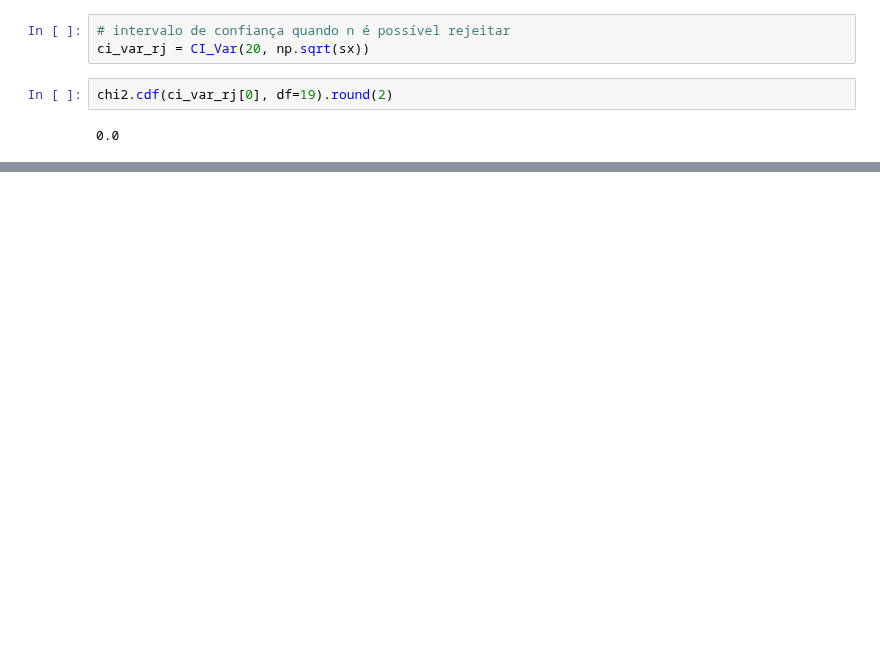
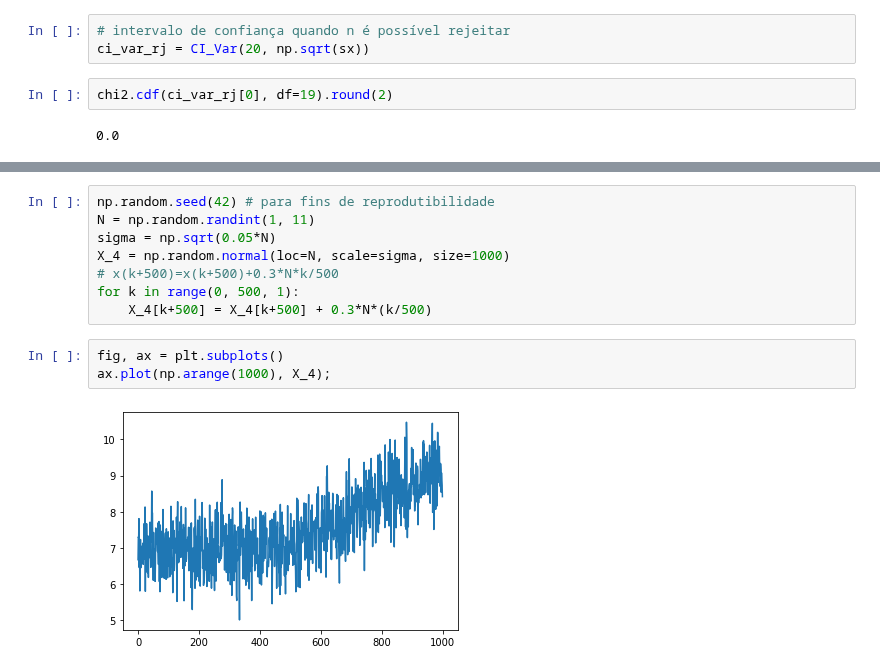
Before and after one commit to ifribeiro/TEI-EstApl, a Jupyter notebook: EPC8.ipynb, the cells around one changed output, grey strips where cells are left out. Drawn from its saved outputs; the diff is of its cells as text; blank space fills up the shorter version.

```diff
--- a/EPC8.ipynb
+++ b/EPC8.ipynb
@@ -299,0 +313,13 @@ Text(0.5, 1.0, 'Figura X - quando h0 é rejeitada')
+# %%
+np.random.seed(42) # para fins de reprodutibilidade
+N = np.random.randint(1, 11)
+sigma = np.sqrt(0.05*N)
+X_4 = np.random.normal(loc=N, scale=sigma, size=1000)
+# x(k+500)=x(k+500)+0.3*N*k/500
+for k in range(0, 500, 1):
+    X_4[k+500] = X_4[k+500] + 0.3*N*(k/500)
+# %%
+fig, ax = plt.subplots()
+ax.plot(np.arange(1000), X_4);
+# %% [output]
+[figure, added]
```
Also changed, not shown: parts of 21 cells of this notebook.
